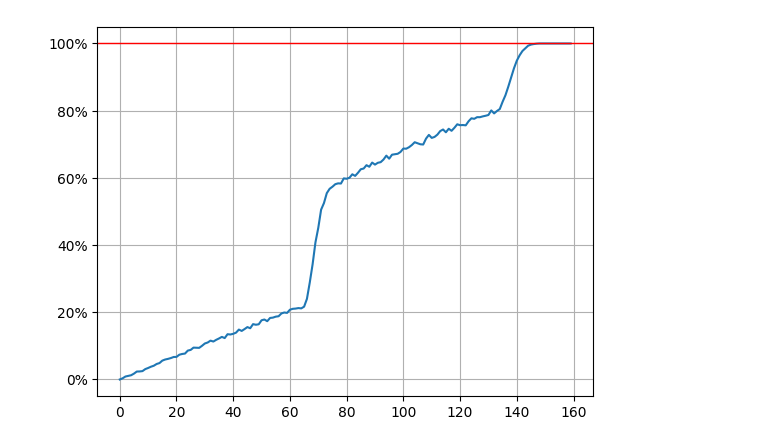
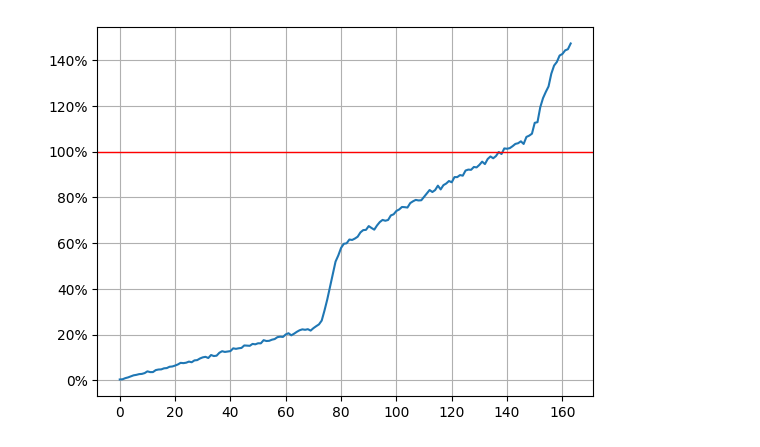
Before and after one commit to zergswim/statistics, a Jupyter notebook: starrail_pickup_simul.ipynb, the cells around one changed output. Cells and saved outputs as stored; diff of their text form; code cells hidden in the pictures.

```diff
--- a/starrail_pickup_simul.ipynb
+++ b/starrail_pickup_simul.ipynb
@@ -52,12 +52,33 @@ def simul(cnt, prob_arr):
 
     return rst
 
-def loop(prob_data, loop):
-  tot = []
-  for cnt in range(1, 160):
+#10000번 반복시 기대값(평균)
+def exp(prob_data):
+  rtn = []
+  for target in range(1, 165):
     tot5P = []
-    for i in range(loop):
-      rst = simul(cnt, prob_data)
+    for i in range(10000):
+      rst = simul(target, prob_data)
       tot5P.append(rst.count('5star+'))
-    tot.append(np.array(tot5P).mean())
-  return tot
+    rtn.append(np.array(tot5P).mean())
+  return rtn
+
+#10000번 반복시 실제 확률 계산
+def prob(prob_data):
+  rtn = []
+  for target in range(1, 165):
+    tot5P = 0
+    for i in range(10000):
+      rst = simul(target, prob_data)
+      if rst.count('5star+') > 0:
+        tot5P += 1
+    rtn.append(tot5P/10000)
+  return rtn
+
+def graph(data):
+  plt.plot(data)
+  plt.grid(visible=True)
+  plt.axhline(y=1, color='r', linewidth=1)
+  current_values = plt.gca().get_yticks()
+  plt.gca().set_yticklabels(['{:.0%}'.format(x) for x in current_values])
+  plt.show()
@@ -111,14 +85,6 @@ plt.show()
-# %%
-#광추 실확률
-rst = []
-for i in range(160):
-  rst.append(check(i, prob_pick))
-
-plt.plot(rst)
-plt.grid(visible=True)
-plt.axhline(y=1, color='r', linewidth=1)
-current_values = plt.gca().get_yticks()
-plt.gca().set_yticklabels(['{:.0%}'.format(x) for x in current_values])
-plt.show()
-# %% [output]
-[figure, removed]
+# %%
+#캐릭터 뽑기 통계(기대값)
+data = exp(prob_char)
+graph(data)
+# %% [output]
+[figure, added]
```
Also changed, not shown: parts of 6 cells of this notebook.
